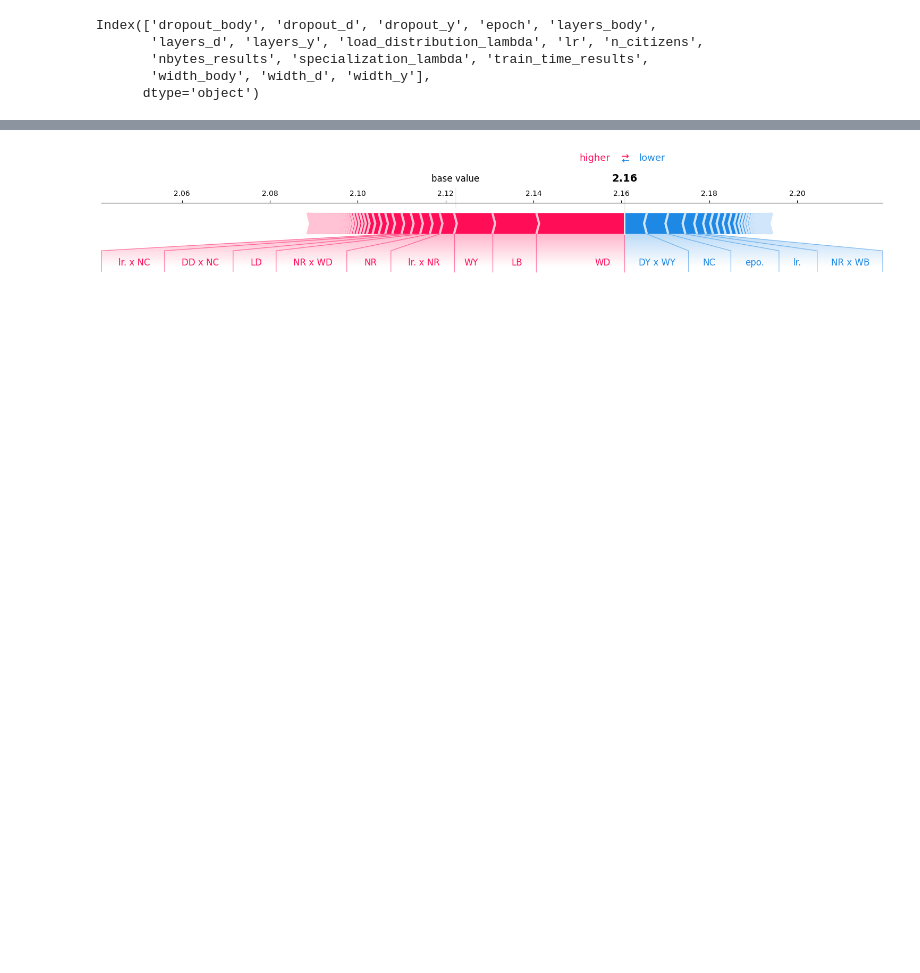
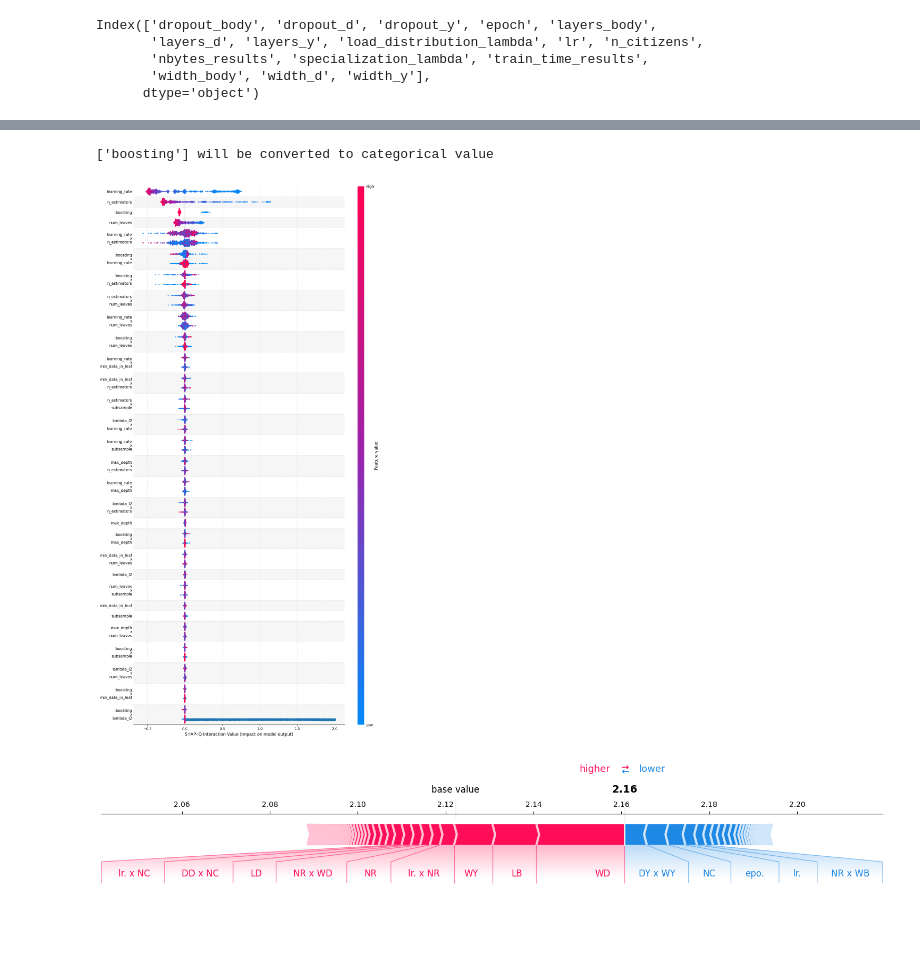
Before and after one commit to viktorvesely/liquid, a Jupyter notebook: liquid/notebooks/random_protein_eval.ipynb, the cells around one changed output, grey strips where cells are left out. Drawn from its saved outputs; the diff is of its cells as text; code cells hidden in the pictures; blank space fills up the shorter version.

```diff
--- a/liquid/notebooks/random_protein_eval.ipynb
+++ b/liquid/notebooks/random_protein_eval.ipynb
@@ -520 +586,6 @@ global_explanation.plot_network(feature_names=feature_names)
+# %%
+shapiq.beeswarm_plot(explanations, to_numpy(get_inputs(df))[0], feature_names=feature_names, abbreviate=False, max_display=30)
+# %% [output]
+['boosting'] will be converted to categorical value
+[figure, added]
 # %%
```
Also changed, not shown: parts of 11 cells of this notebook, 11 other files.
